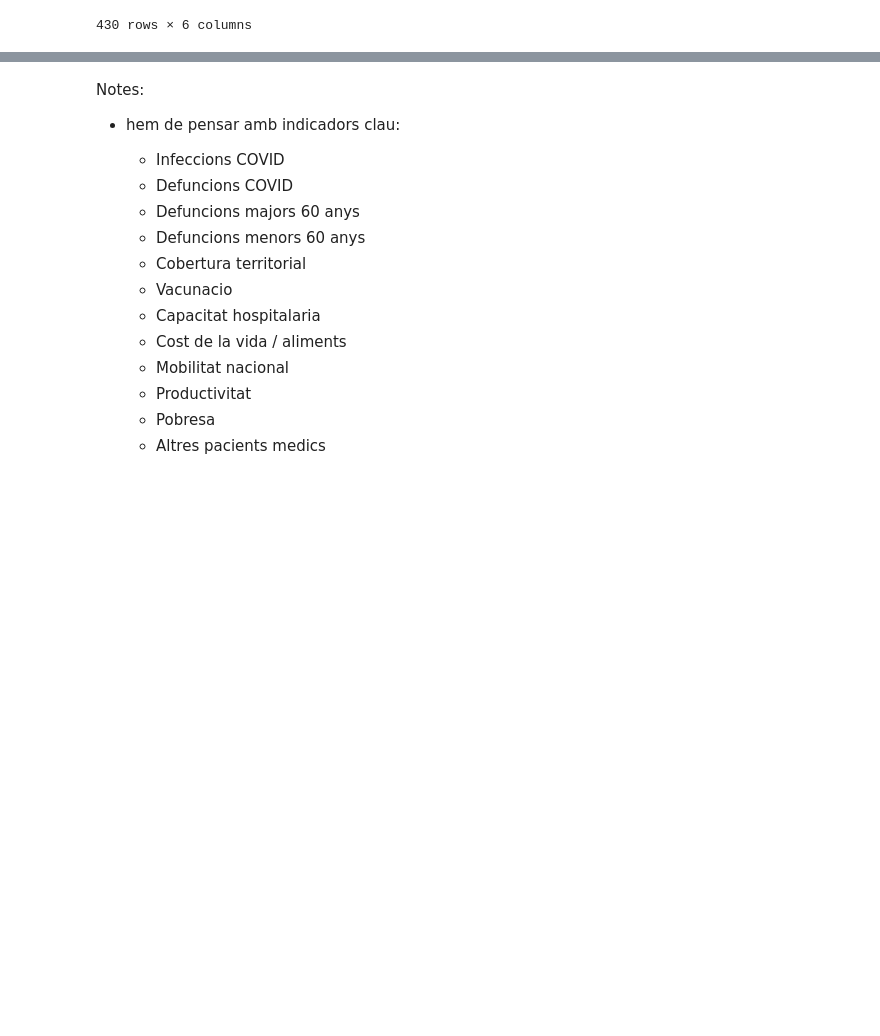
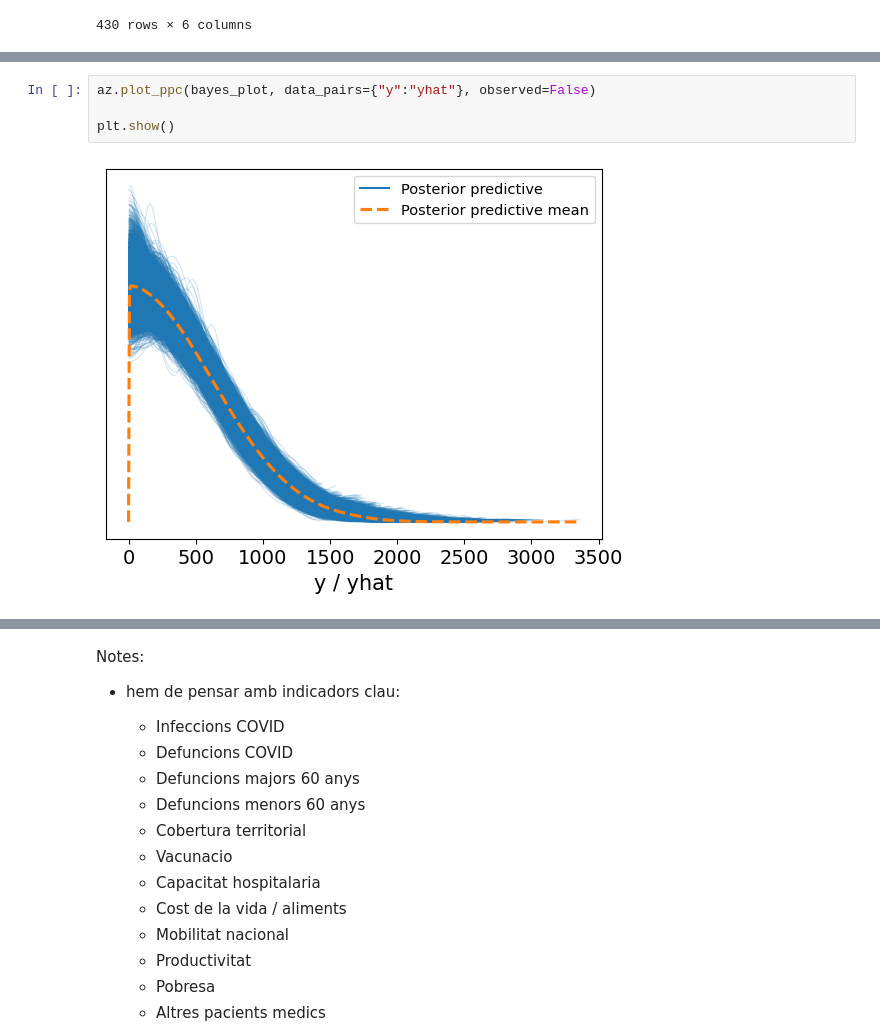
Before and after one commit to RobertTorrell/BayesCovidCat, a Jupyter notebook: BayesCodivCat_nb.ipynb, the cells around one changed output, grey strips where cells are left out. Saved outputs shown, nothing was run; the diff lists cells and outputs as text; blank space fills up the shorter version.

```diff
--- a/BayesCodivCat_nb.ipynb
+++ b/BayesCodivCat_nb.ipynb
@@ -536,3 +550,9 @@ plt.show()
+# %%
+az.plot_ppc(bayes_plot, data_pairs={"y":"yhat"}, observed=False)
+
+plt.show()
+# %% [output]
+[figure, added]
 # %%
 df_comarques_trimestral_total
 
```
Also changed, not shown: parts of 8 cells of this notebook.
